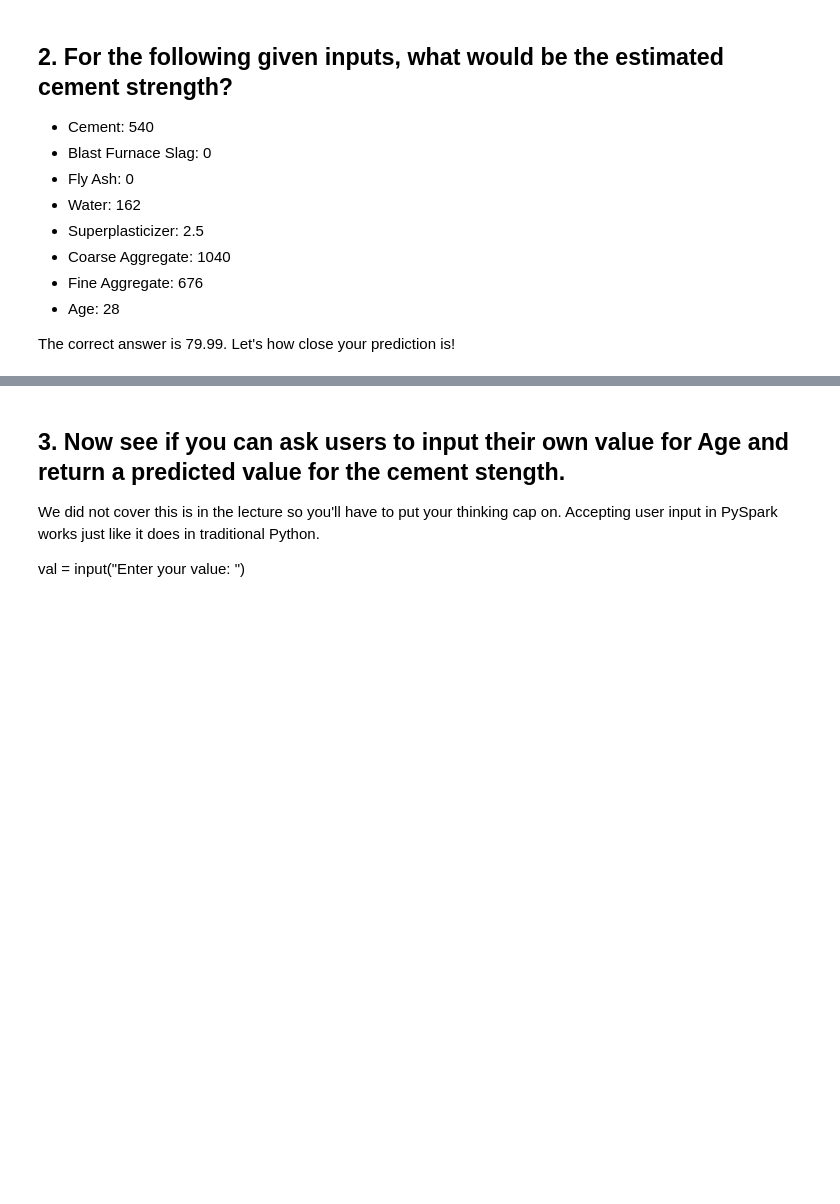
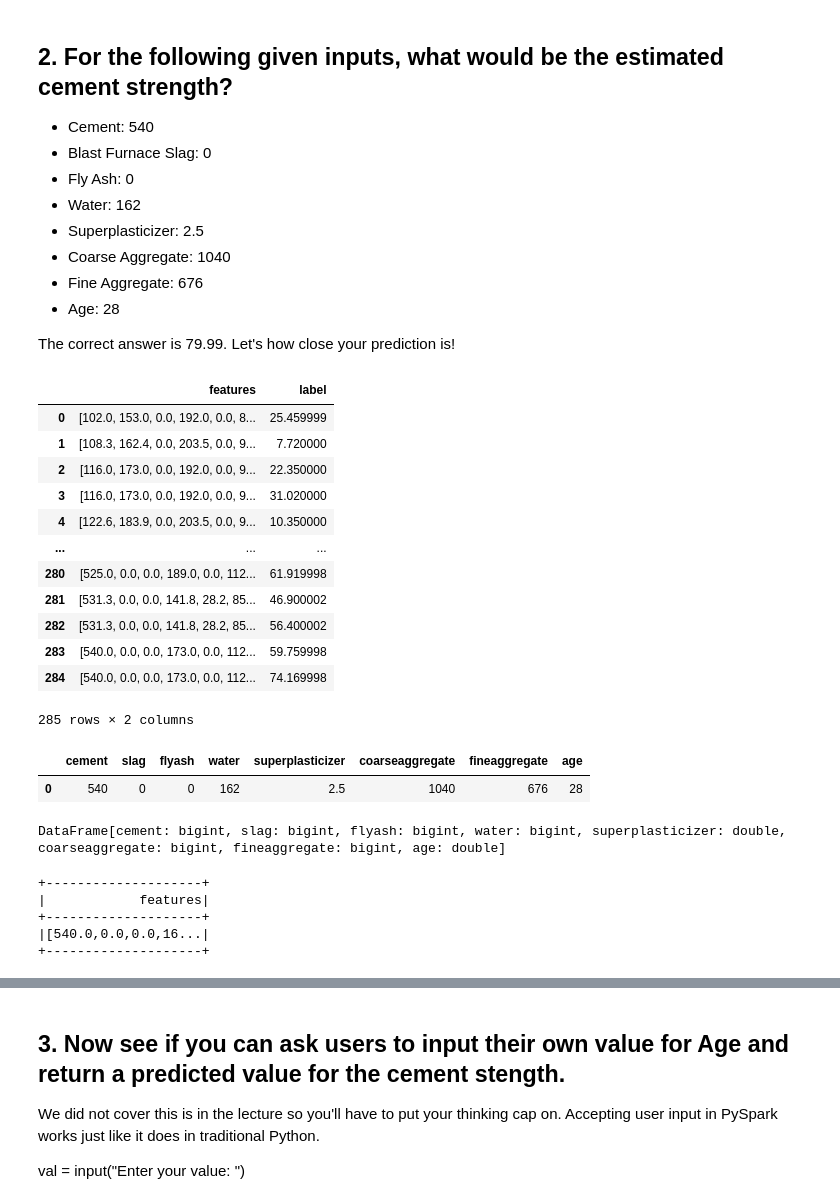
Before and after one commit to KCbao/Machine-Learning-and-PySpark, a Jupyter notebook: Jupyter-Notebooks-and-Datasets/Machine-Learning/Regression_in_Pysparks_MLlib_Project.ipynb, the cells around one changed output, grey strips where cells are left out. Cells and saved outputs as stored; diff of their text form; code cells hidden in the pictures; blank space fills up the shorter version.

```diff
--- a/Jupyter-Notebooks-and-Datasets/Machine-Learning/Regression_in_Pysparks_MLlib_Project.ipynb
+++ b/Jupyter-Notebooks-and-Datasets/Machine-Learning/Regression_in_Pysparks_MLlib_Project.ipynb
@@ -29,0 +116,6 @@ Name -- Data Type -- Measurement -- Description
+# %%
+renamed = df.withColumnRenamed(dependent_var,'label')
+
+# Make sure dependent variable is numeric and change if it's not
+if str(renamed.schema['label'].dataType) != 'IntegerType':
+    renamed = renamed.withColumn("label", renamed["label"].cast(FloatType()))
@@ -29,0 +164,24 @@ Name -- Data Type -- Measurement -- Description
+# %%
+# Create empty dictionary d
+d = {}
+# Create a dictionary of percentiles you want to set
+# We do top and bottom 1 % which is pretty common
+for col in numeric_inputs:
+    d[col] = indexed.approxQuantile(col,[0.01,0.99],0.25) #if you want to make it go faster increase the last number
+#Now fill in the values
+for col in numeric_inputs:
+    skew = indexed.agg(skewness(indexed[col])).collect() # returns [Row(skewness(age)=-0.0050771183309978015)]
+    skew = skew[0][0]
+    # This function will floor, cap and then log+1 (just in case there are 0 values)
+    if skew > 1:
+        indexed = indexed.withColumn(col, \
+        log(when(df[col] < d[col][0],d[col][0])\
+        .when(indexed[col] > d[col][1], d[col][1])\
+        .otherwise(indexed[col] ) +1).alias(col))
+        print(col+" has been treated for positive (right) skewness. (skew =)",skew,")")
+    elif skew < -1:
+        indexed = indexed.withColumn(col, \
+        exp(when(df[col] < d[col][0],d[col][0])\
+        .when(indexed[col] > d[col][1], d[col][1])\
+        .otherwise(indexed[col] )).alias(col))
+        print(col+" has been treated for negative (left) skewness. (skew =",skew,")")
@@ -29,0 +190,5 @@ Name -- Data Type -- Measurement -- Description
+# %%
+features_list = numeric_inputs + string_inputs
+assembler = VectorAssembler(inputCols=features_list,outputCol='features')
+final_data = assembler.transform(indexed).select('features','label')
+final_data.show(5)
@@ -29,0 +236,2 @@ Name -- Data Type -- Measurement -- Description
+# %%
+train,test = final_data.randomSplit([0.7,0.3])
@@ -44,3 +541,25 @@ Build your own ML model to figure this one out! This would be good information t
 - Age: 28
 
 The correct answer is 79.99. Let's how close your prediction is!
+# %%
+test.toPandas()
+# %% [output]
+|  | features | label |
+| 0 | [102.0, 153.0, 0.0, 192.0, 0.0, 8... | 25.459999 |
+| 1 | [108.3, 162.4, 0.0, 203.5, 0.0, 9... | 7.720000 |
+| 2 | [116.0, 173.0, 0.0, 192.0, 0.0, 9... | 22.350000 |
+| 3 | [116.0, 173.0, 0.0, 192.0, 0.0, 9... | 31.020000 |
+| 4 | [122.6, 183.9, 0.0, 203.5, 0.0, 9... | 10.350000 |
+| ... | ... | ... |
+| 280 | [525.0, 0.0, 0.0, 189.0, 0.0, 112... | 61.919998 |
+| 281 | [531.3, 0.0, 0.0, 141.8, 28.2, 85... | 46.900002 |
+| 282 | [531.3, 0.0, 0.0, 141.8, 28.2, 85... | 56.400002 |
+| 283 | [540.0, 0.0, 0.0, 173.0, 0.0, 112... | 59.759998 |
+| 284 | [540.0, 0.0, 0.0, 173.0, 0.0, 112... | 74.169998 |
+285 rows × 2 columns
+# %%
+inference_data = spark.createDataFrame([(540, 0, 0, 162, 2.5, 1040, 676, 28)],input_columns)
+inference_data.toPandas()
+# %% [output]
+|  | cement | slag | flyash | water | superplasticizer | coarseaggregate | fineaggregate | age |
+| 0 | 540 | 0 | 0 | 162 | 2.5 | 1040 | 676 | 28 |
@@ -46,0 +570,21 @@ The correct answer is 79.99. Let's how close your prediction is!
+# %%
+inference_data.withColumn('age', log("age")+1)
+
+## the same as the below
+# col = 'age'
+# indexed = indexed.withColumn(col, \
+# log(when(inference_data[col] < d[col][0],d[col][0])\
+# .when(indexed[col] > d[col][1], d[col][1])\
+# .otherwise(indexed[col] ) +1).alias(col))
+# %% [output]
+DataFrame[cement: bigint, slag: bigint, flyash: bigint, water: bigint, superplasticizer: double, coarseaggregate: bigint, fineaggregate: bigint, age: double]
+# %%
+assembler = VectorAssembler(inputCols=features_list,outputCol='features')
+final_data = assembler.transform(inference_data).select('features')
+final_data.show(5)
+# %% [output]
++--------------------+
+|            features|
++--------------------+
+|[540.0,0.0,0.0,16...|
++--------------------+
```
Also changed, not shown: parts of 42 cells of this notebook, 1 other file.
